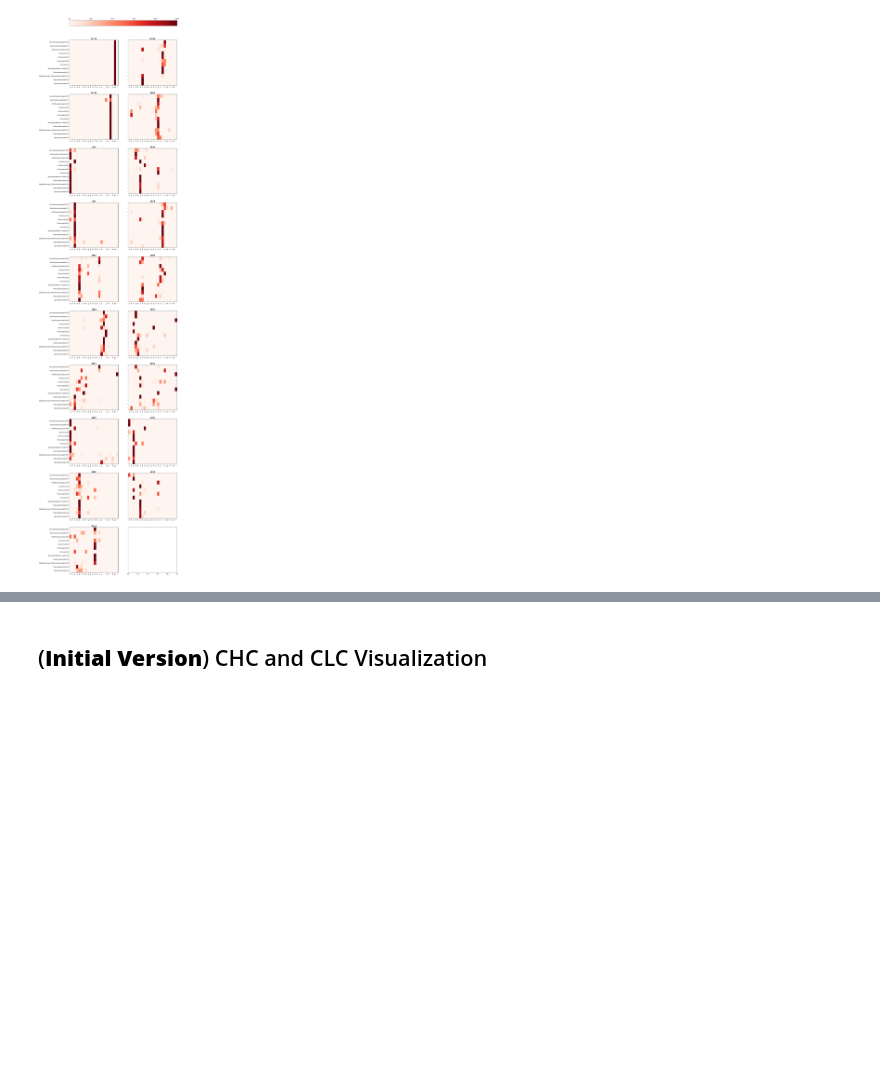
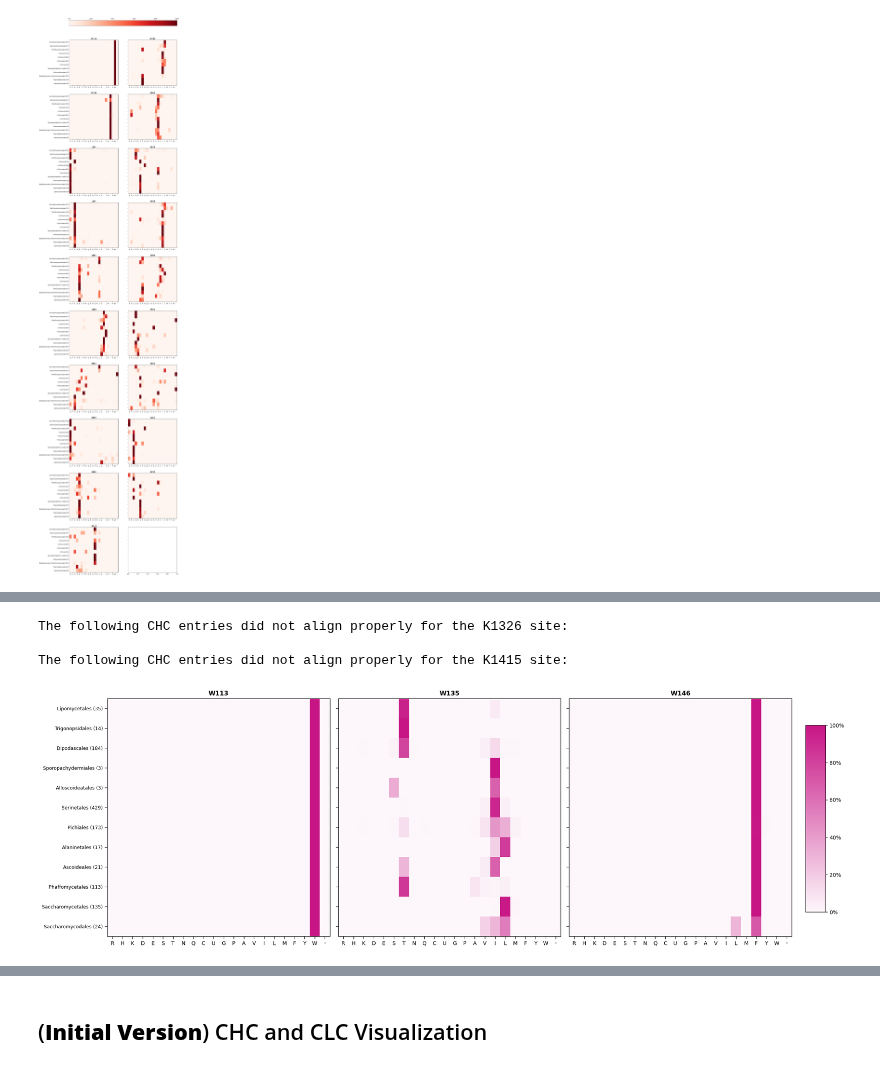
Before and after one commit to GeorgeCrawford15/yeast-clathrin-conservation, a Jupyter notebook: clathrin-chains-conservation.ipynb, the cells around one changed output, grey strips where cells are left out. Drawn from its saved outputs; the diff is of its cells as text; code cells hidden in the pictures; blank space fills up the shorter version.

```diff
--- a/clathrin-chains-conservation.ipynb
+++ b/clathrin-chains-conservation.ipynb
@@ -274,0 +434,22 @@ CLC_fig.savefig('results/332_seq_figures/CLC_clade_conservation.png', dpi=300, b
+# %%
+local_path = '/Users/georgecrawford/Documents/yeast-clathrin-conservation/'
+
+all_CHCs_aligned = list(SeqIO.parse(local_path + 'genome_analyses/final_CHCs_strain_level_aligned.fasta', 'fasta'))
+
+print('The following CHC entries did not align properly for the K1326 site:')
+for record in all_CHCs_aligned:
+    index = 1606 - 1
+    if record.seq[index] == '-':
+        print(record.description)
+
+print('')
+
+print('The following CHC entries did not align properly for the K1415 site:')
+for record in all_CHCs_aligned:
+    index = 1695 - 1
+    if record.seq[index] == '-':
+        print(record.description)
+# %% [output]
+The following CHC entries did not align properly for the K1326 site:
+
+The following CHC entries did not align properly for the K1415 site:
@@ -274,0 +458,46 @@ CLC_fig.savefig('results/332_seq_figures/CLC_clade_conservation.png', dpi=300, b
+# %%
+CLC_clade_paths = {
+    'Lipomycetales': './1k-species-by-clade/CLC1-fastas-by-clade/Lipomycetales_aligned_CLCs.fasta',
+    'Trigonopsidales': './1k-species-by-clade/CLC1-fastas-by-clade/Trigonopsidales_aligned_CLCs.fasta',
+    'Dipodascales': './1k-species-by-clade/CLC1-fastas-by-clade/Dipodascales_aligned_CLCs.fasta',
+    'Sporopachydermiales': './1k-species-by-clade/CLC1-fastas-by-clade/Sporopachydermiales_aligned_CLCs.fasta',
+    'Alloscoideatales': './1k-species-by-clade/CLC1-fastas-by-clade/Alloscoideatales_aligned_CLCs.fasta',
+    'Serinetales': './1k-species-by-clade/CLC1-fastas-by-clade/Serinetales_aligned_CLCs.fasta',
+    'Pichiales': './1k-species-by-clade/CLC1-fastas-by-clade/Pichiales_aligned_CLCs.fasta',
+    'Alaninetales': './1k-species-by-clade/CLC1-fastas-by-clade/Alaninetales_aligned_CLCs.fasta',
+    'Ascoideales': './1k-species-by-clade/CLC1-fastas-by-clade/Ascoideales_aligned_CLCs.fasta',
+    'Phaffomycetales': './1k-species-by-clade/CLC1-fastas-by-clade/Phaffomycetales_aligned_CLCs.fasta',
+    'Saccharomycetales': './1k-species-by-clade/CLC1-fastas-by-clade/Saccharomycetales_aligned_CLCs.fasta',
+    'Saccharomycodales': './1k-species-by-clade/CLC1-fastas-by-clade/Saccharomycodales_aligned_CLCs.fasta',
+}
+
+CLC_site_dict = {
+    'W113': 627,
+    'W135': 649,
+    'W146': 660
+}
+# %%
+plt.close('all')
+
+dark_pink = '#C71585'
+light_pink = '#fdf7fb'
+cmap_pink = mcolors.LinearSegmentedColormap.from_list('custom_pink', [light_pink, dark_pink])
+
+CLC_fig, CLC_data = clade_residue_conservation(
+    CLC_clade_paths,
+    CLC_site_dict,
+    cmap=cmap_pink,
+    n_rows=1,
+    n_cols=3,
+    total_plot_width=20,
+    plot_height=7,
+    xaxis_size=10,
+    yaxis_size=9,
+    title_size=12,
+    cbar_title_size=12,
+    cbar_tick_size=10
+)
+
+plt.show()
+# %% [output]
+[figure, added]
```
Also changed, not shown: parts of 11 cells of this notebook, 30 other files.
